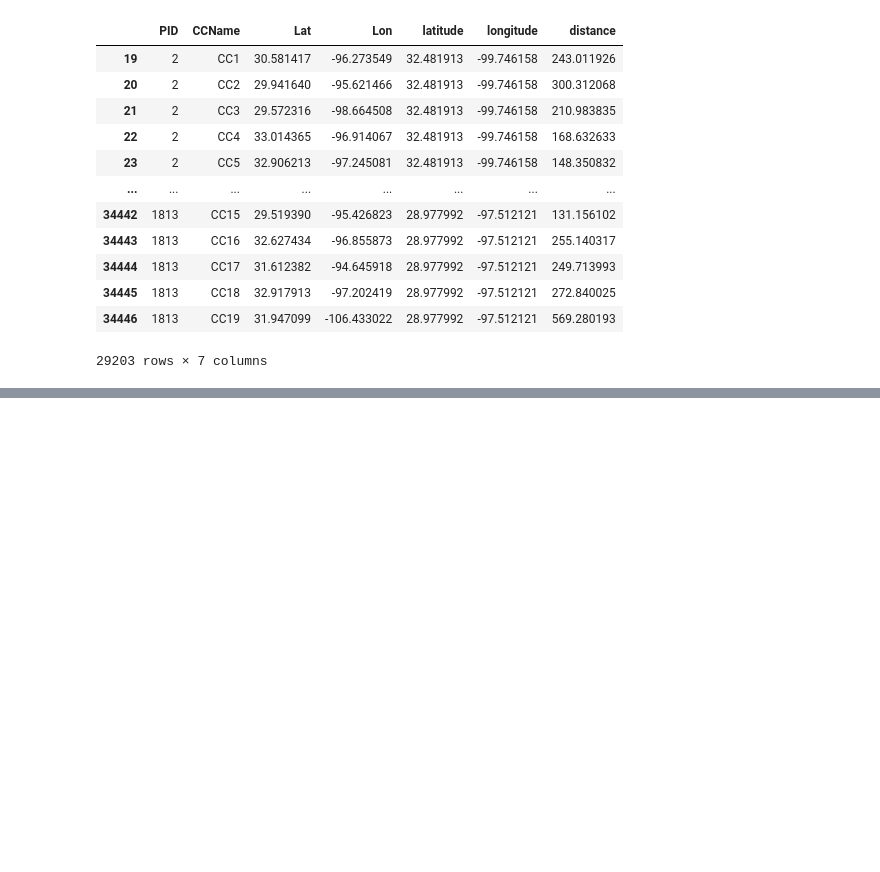
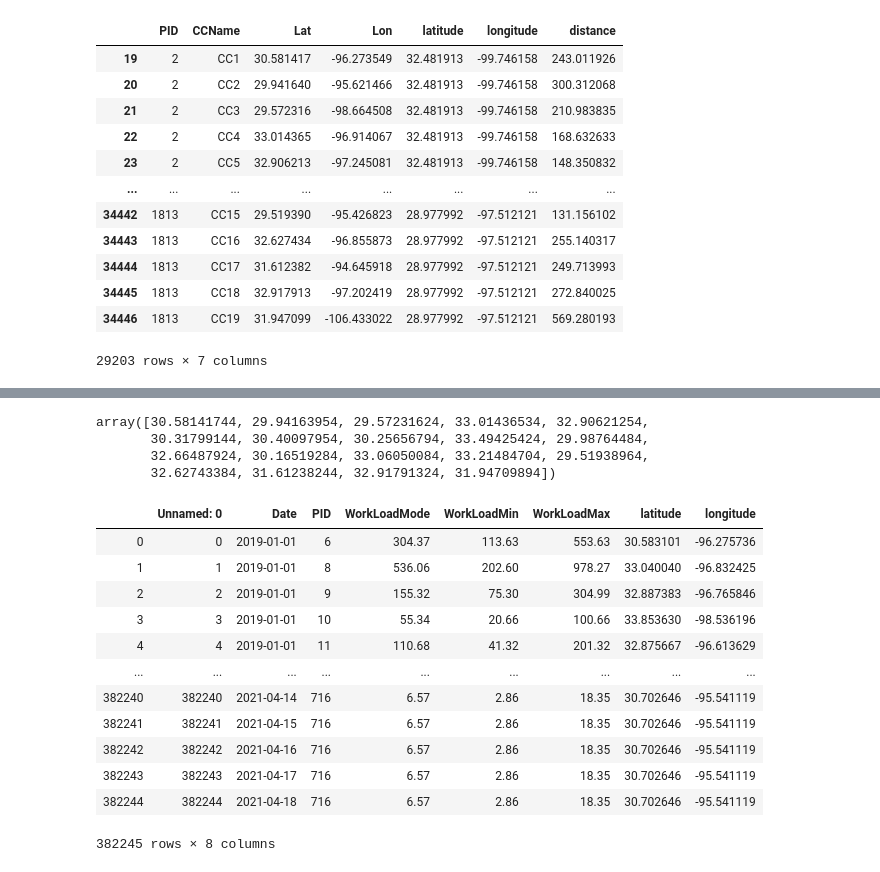
Before and after one commit to gregorybrianfoulkes/SNF-workload-tracker, a Jupyter notebook: case1.ipynb, the cells around one changed output, grey strips where cells are left out. Cells and saved outputs as stored; diff of their text form; code cells hidden in the pictures; blank space fills up the shorter version.

```diff
--- a/case1.ipynb
+++ b/case1.ipynb
@@ -287,0 +304,25 @@ distance.to_csv('distance.csv')
+# %%
+distance.Lat.unique()
+# %% [output]
+array([30.58141744, 29.94163954, 29.57231624, 33.01436534, 32.90621254,
+       30.31799144, 30.40097954, 30.25656794, 33.49425424, 29.98764484,
+       32.66487924, 30.16519284, 33.06050084, 33.21484704, 29.51938964,
+       32.62743384, 31.61238244, 32.91791324, 31.94709894])
+# %%
+main_df = pd.read_csv("case1.csv")
+# %%
+main_df
+# %% [output]
+|  | Unnamed: 0 | Date | PID | WorkLoadMode | WorkLoadMin | WorkLoadMax | latitude | longitude |
+| 0 | 0 | 2019-01-01 | 6 | 304.37 | 113.63 | 553.63 | 30.583101 | -96.275736 |
+| 1 | 1 | 2019-01-01 | 8 | 536.06 | 202.60 | 978.27 | 33.040040 | -96.832425 |
+| 2 | 2 | 2019-01-01 | 9 | 155.32 | 75.30 | 304.99 | 32.887383 | -96.765846 |
+| 3 | 3 | 2019-01-01 | 10 | 55.34 | 20.66 | 100.66 | 33.853630 | -98.536196 |
+| 4 | 4 | 2019-01-01 | 11 | 110.68 | 41.32 | 201.32 | 32.875667 | -96.613629 |
+| ... | ... | ... | ... | ... | ... | ... | ... | ... |
+| 382240 | 382240 | 2021-04-14 | 716 | 6.57 | 2.86 | 18.35 | 30.702646 | -95.541119 |
+| 382241 | 382241 | 2021-04-15 | 716 | 6.57 | 2.86 | 18.35 | 30.702646 | -95.541119 |
+| 382242 | 382242 | 2021-04-16 | 716 | 6.57 | 2.86 | 18.35 | 30.702646 | -95.541119 |
+| 382243 | 382243 | 2021-04-17 | 716 | 6.57 | 2.86 | 18.35 | 30.702646 | -95.541119 |
+| 382244 | 382244 | 2021-04-18 | 716 | 6.57 | 2.86 | 18.35 | 30.702646 | -95.541119 |
+382245 rows × 8 columns
```
Also changed, not shown: parts of 22 cells of this notebook.
